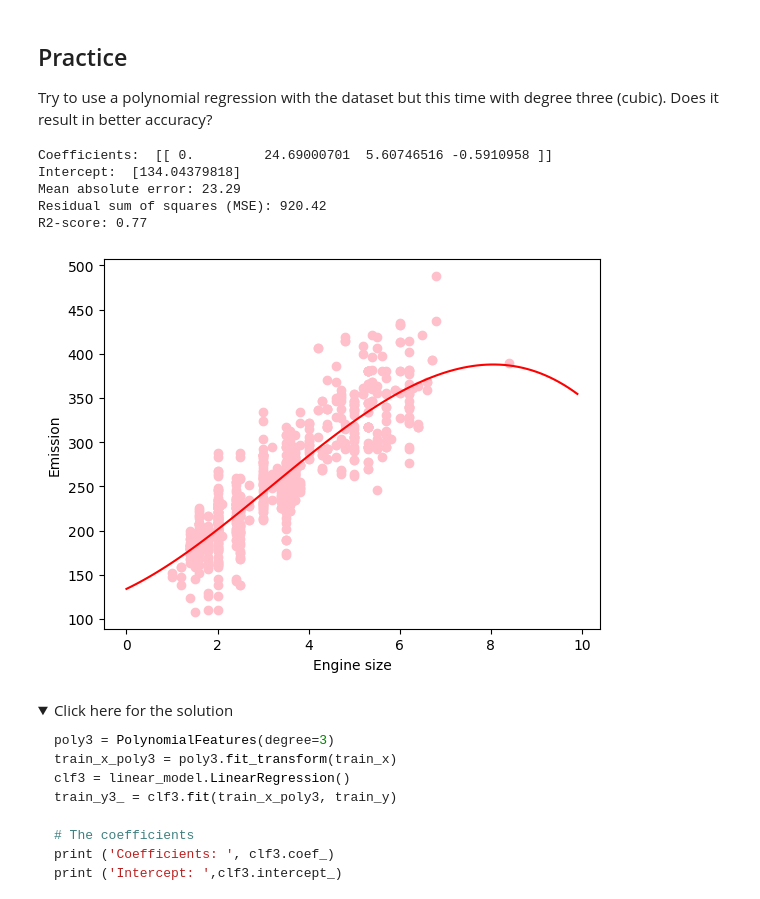
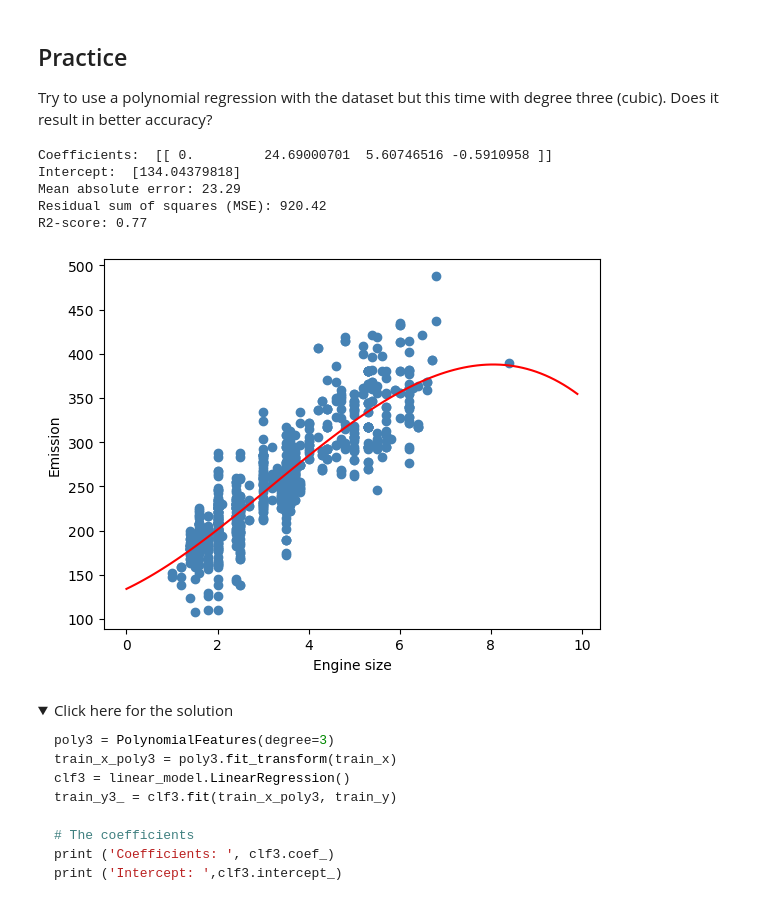
Before and after one commit to shasha920/PolynomialRegressionPython, a Jupyter notebook: Polynomial-Regression-Co2.jupyterlite.ipynb, the cells around one changed output. Cells and saved outputs as stored; diff of their text form; code cells hidden in the pictures; folded sections open.

```diff
--- a/Polynomial-Regression-Co2.jupyterlite.ipynb
+++ b/Polynomial-Regression-Co2.jupyterlite.ipynb
@@ -245,34 +245,34 @@ Try to use a polynomial regression with the dataset but this time with degree th
 # %%
 # write your code here
 poly3=PolynomialFeatures(degree=3)
 train_x_poly3=poly3.fit_transform(train_x)
 train_x_poly3
 
 clf3=linear_model.LinearRegression()
 train_y_3=clf3.fit(train_x_poly3,train_y)
 print('Coefficients: ',clf.coef_)
 print('Intercept: ',clf.intercept_)
 
-plt.scatter(train.ENGINESIZE,train.CO2EMISSIONS, color='pink')
+plt.scatter(train.ENGINESIZE,train.CO2EMISSIONS, color='steelblue')
 xx3=np.arange(0.0,10,0.1)
 yy3=clf3.intercept_[0]+clf3.coef_[0][1]*xx3+clf3.coef_[0][2]*np.power(xx3,2)+clf3.coef_[0][3]*np.power(xx3,3)
 plt.plot(xx3,yy3,'-r')
 plt.xlabel("Engine size")
 plt.ylabel("Emission")
 
 test_x_poly3=poly3.transform(test_x)
 test_y_3=clf3.predict(test_x_poly3)
 
 print("Mean absolute error: %.2f" %np.mean(np.absolute(test_y_3-test_y)))
 print("Residual sum of squares (MSE): %.2f" % np.mean((test_y_3-test_y)**2))
 print("R2-score: %.2f" % r2_score(test_y,test_y_3))
 # %% [output]
 Coefficients:  [[ 0.         24.69000701  5.60746516 -0.5910958 ]]
 Intercept:  [134.04379818]
 Mean absolute error: 23.29
 Residual sum of squares (MSE): 920.42
 R2-score: 0.77
-[figure, old version]
+[figure, new version]
 # %% [markdown]
 <details><summary>Click here for the solution</summary>
 
```
Also changed, not shown: parts of 1 cell of this notebook.
